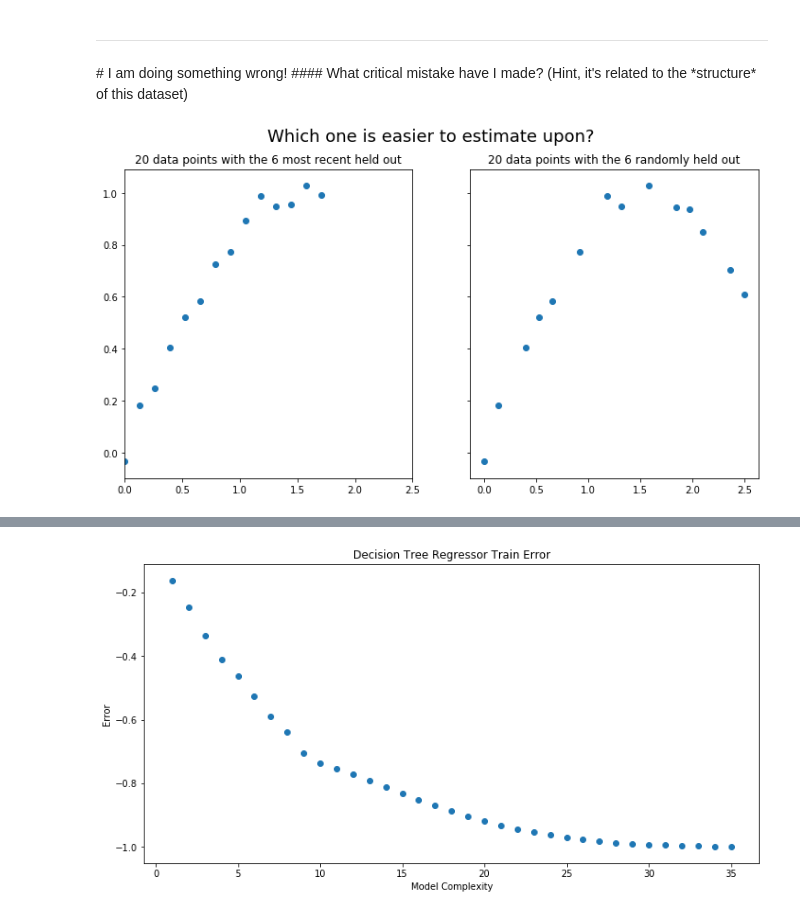
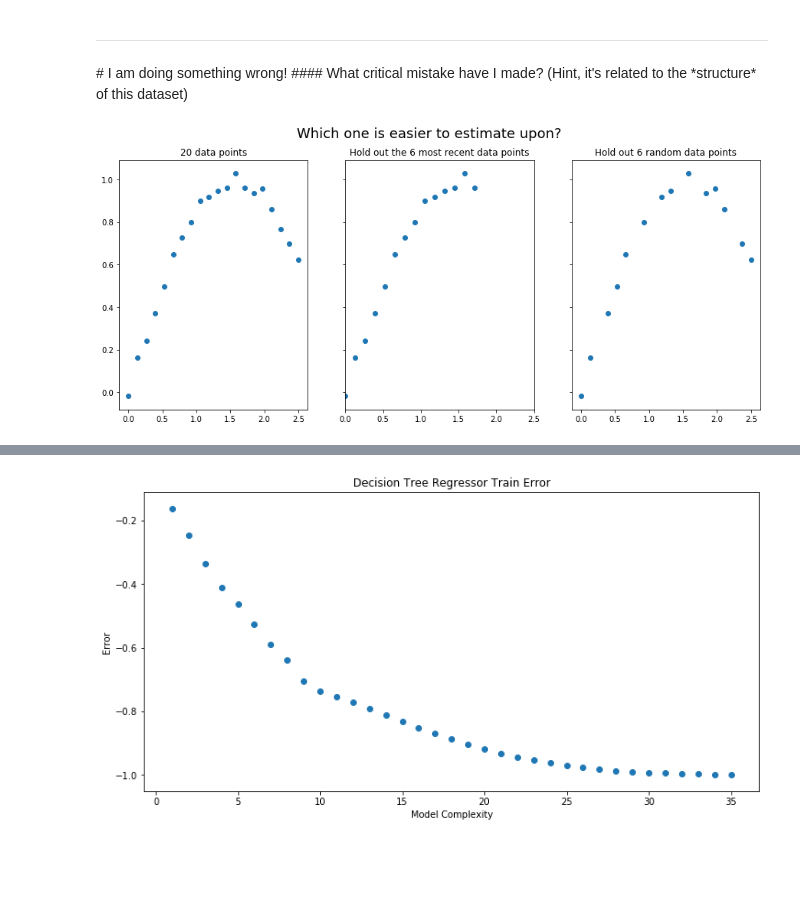
Before and after one commit to nickbuker/ML101, a Jupyter notebook: notebooks/ML101_1.ipynb, the cells around one changed output, grey strips where cells are left out. Saved outputs shown, nothing was run; the diff lists cells and outputs as text; code cells hidden in the pictures; blank space fills up the shorter version.

```diff
--- a/notebooks/ML101_1.ipynb
+++ b/notebooks/ML101_1.ipynb
@@ -198,20 +199,25 @@ for depth in depths:
 # %%
 # make some fake data
 lin = np.linspace(0, 2.5, 20)
-sin_lin = np.sin(lin) + np.random.randn(20) / 40
-
-fig, (ax1, ax2) = plt.subplots(1, 2, sharey=True)
+sin_lin = np.sin(lin) + np.random.randn(20) / 40  # sin curve with some noise
+# plot data
+fig, ax = plt.subplots(1, 3, sharey=True)
 fig.set_figheight(6)
-fig.set_figwidth(12)
-ax1.scatter(lin[0: 14], sin_lin[0: 14]) # keep the first 14 datapoints
-ax1.set_xlim([0,2.5])
-ax1.set_title('20 data points with the 6 most recent held out')
-ax2.scatter(lin[(0, 1, 3, 4, 5, 7, 9, 10, 12, 14, 15, 16, 18, 19),],
+fig.set_figwidth(15)
+# all data points
+ax[0].scatter(lin, sin_lin)
+ax[0].set_title('20 data points')
+# hold out the 6 most recent data points
+ax[1].scatter(lin[0: 14], sin_lin[0: 14]) # keep the first 14 datapoints
+ax[1].set_xlim([0,2.5])
+ax[1].set_title('Hold out the 6 most recent data points')
+# hold out 6 random data points
+ax[2].scatter(lin[(0, 1, 3, 4, 5, 7, 9, 10, 12, 14, 15, 16, 18, 19),],
             sin_lin[(0, 1, 3, 4, 5, 7, 9, 10, 12, 14, 15, 16, 18, 19),]) # keep 14 random datapoints
-ax2.set_title('20 data points with the 6 randomly held out')
+ax[2].set_title('Hold out 6 random data points')
 fig.suptitle('Which one is easier to estimate upon?', fontsize=18);
 # %% [output]
-[figure, old version]
+[figure, new version]
 # %% [markdown]
 <hr>
 # How does tree regression work?
```
Also changed, not shown: parts of 10 cells of this notebook.
